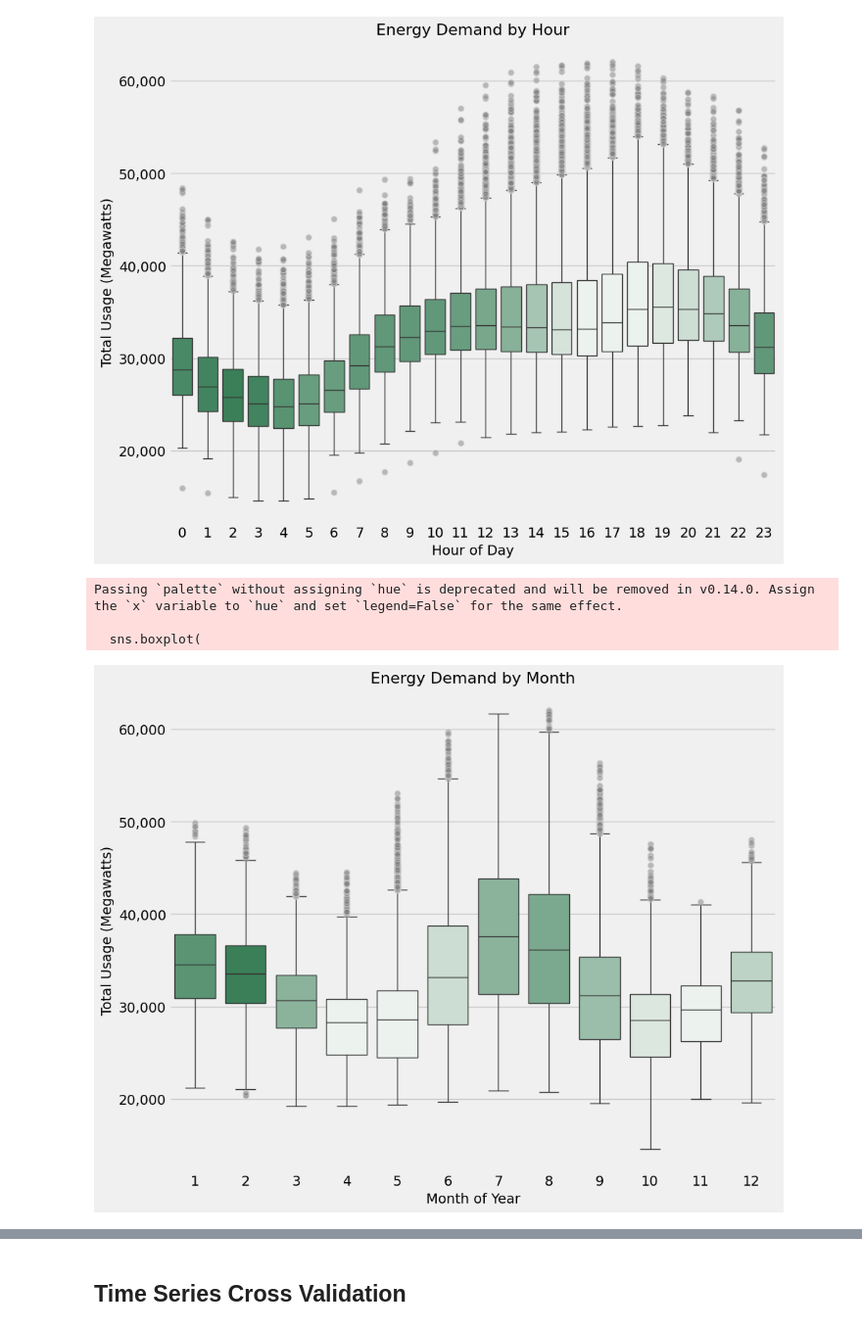
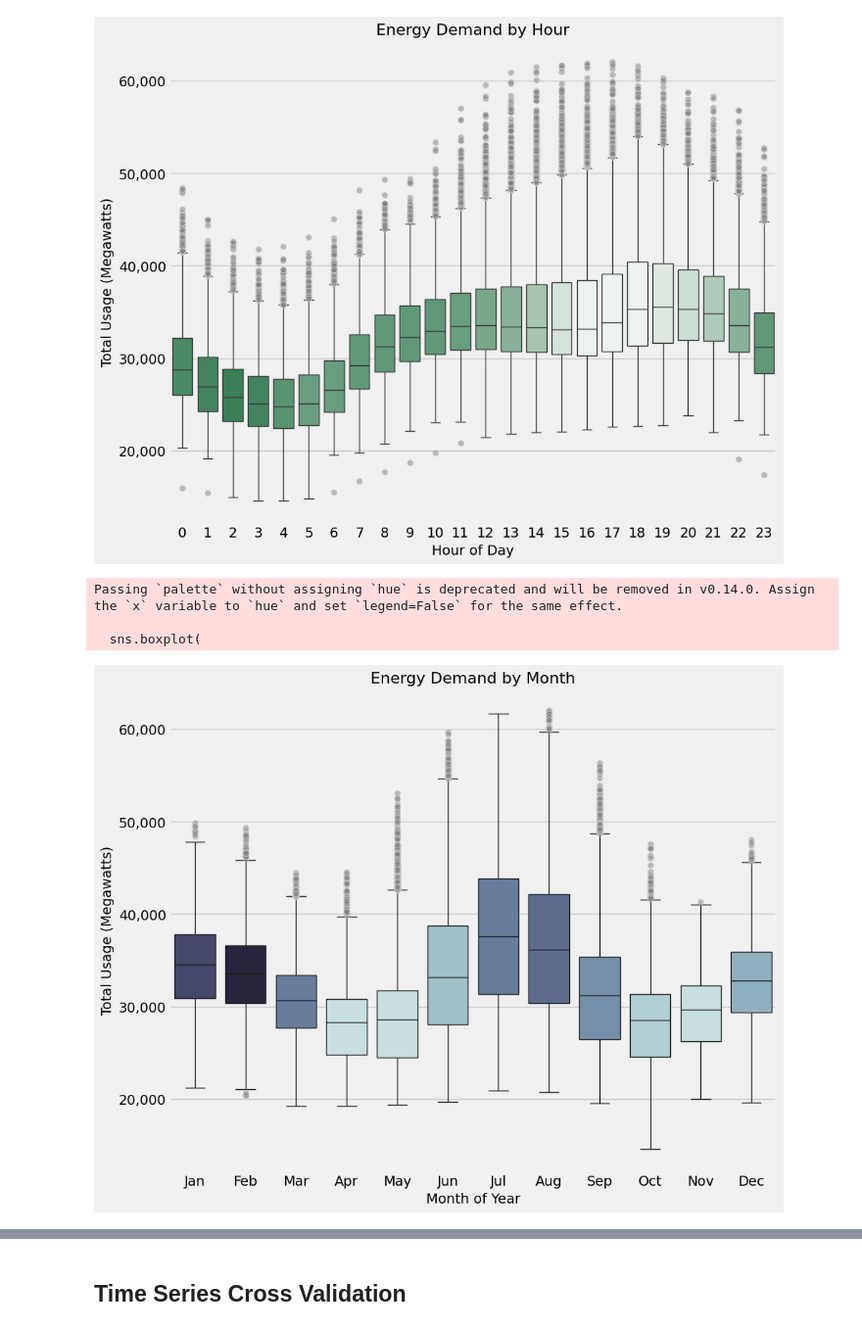
Before and after one commit to TrevorKap/ProjectRecreation, a Jupyter notebook: Energy_Consumption_Model/EnergyConsumption.ipynb, the cells around one changed output, grey strips where cells are left out. Shown at 98% size. Cells and saved outputs as stored; diff of their text form; code cells hidden in the pictures.

```diff
--- a/Energy_Consumption_Model/EnergyConsumption.ipynb
+++ b/Energy_Consumption_Model/EnergyConsumption.ipynb
@@ -455,40 +455,41 @@ Passing `palette` without assigning `hue` is deprecated and will be removed in v
 monthly_avg = pjme_all.groupby('month')['Actual'].mean()
 
 normalized_avg = (monthly_avg - monthly_avg.min()) / (monthly_avg.max() - monthly_avg.min())
-color_pal = sns.light_palette("seagreen", len(normalized_avg))
+color_pal = sns.color_palette("ch:start=.2,rot=-.3", len(normalized_avg))
 month_colors = {month: color_pal[int(norm * (len(color_pal) - 1))] for month, norm in zip(monthly_avg.index, normalized_avg)}
 
 fig, ax = plt.subplots(figsize=(10, 8))
 
 sns.boxplot(
     data=pjme_all,
     x='month',
     y='Actual',
     palette=[month_colors[month] for month in pjme_all['month'].unique()],
     flierprops={
         'marker': 'o',
         'markerfacecolor': 'gray',
         'markeredgecolor': 'lightgray',
         'alpha': 0.5
     }
 )
 
-
+month_abbreviations = ['Jan', 'Feb', 'Mar', 'Apr', 'May', 'Jun', 'Jul', 'Aug', 'Sep', 'Oct', 'Nov', 'Dec']
+ax.set_xticklabels(month_abbreviations)
 ax.set_title('Energy Demand by Month', fontsize=16)
 ax.set_xlabel('Month of Year', fontsize=14)
 ax.set_ylabel('Total Usage (Megawatts)', fontsize=14)
 
 
 ax.yaxis.set_major_formatter(FuncFormatter(comma_format))
 
 
 plt.tight_layout()
 plt.show()
 # %% [output]
 Passing `palette` without assigning `hue` is deprecated and will be removed in v0.14.0. Assign the `x` variable to `hue` and set `legend=False` for the same effect.
 
   sns.boxplot(
-[figure, old version]
+[figure, new version]
 # %%
 pjme_all.head()
 # %% [output]
```
Also changed, not shown: 1 other file.
